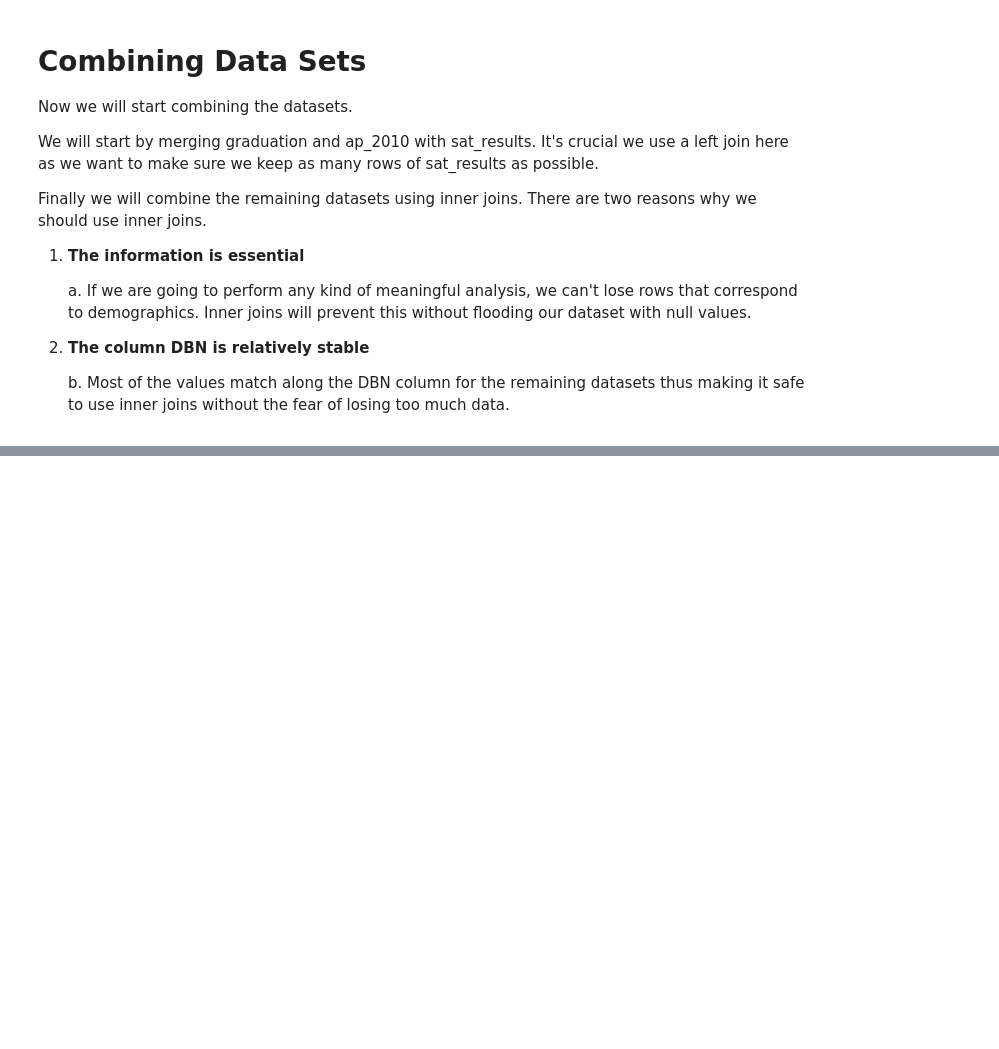
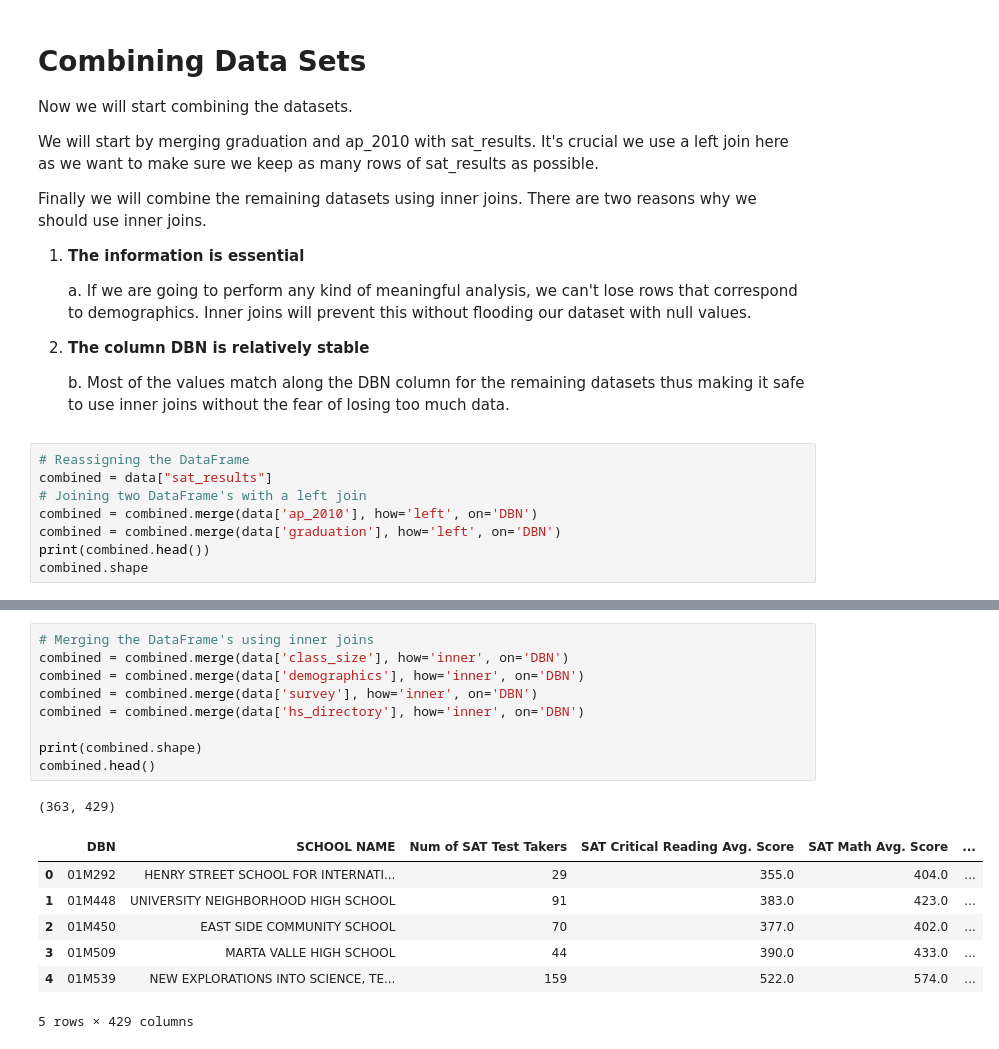
Before and after one commit to adfelt/New-York-School-Data, a Jupyter notebook: new_york_schools_data_analysis.ipynb, the cells around one changed output, grey strips where cells are left out. Saved outputs shown, nothing was run; the diff lists cells and outputs as text; blank space fills up the shorter version.

Commit message:
Feat: Merged all the DF's together

```diff
--- a/new_york_schools_data_analysis.ipynb
+++ b/new_york_schools_data_analysis.ipynb
@@ -266,3 +266,11 @@ Finally we will combine the remaining datasets using inner joins. There are two
 2. **The column DBN is relatively stable**
 
     b. Most of the values match along the DBN column for the remaining datasets thus making it safe to use inner joins without the fear of losing too much data.
+# %%
+# Reassigning the DataFrame
+combined = data["sat_results"]
+# Joining two DataFrame's with a left join
+combined = combined.merge(data['ap_2010'], how='left', on='DBN')
+combined = combined.merge(data['graduation'], how='left', on='DBN')
+print(combined.head())
+combined.shape
@@ -268,0 +296,18 @@ Finally we will combine the remaining datasets using inner joins. There are two
+# %%
+# Merging the DataFrame's using inner joins
+combined = combined.merge(data['class_size'], how='inner', on='DBN')
+combined = combined.merge(data['demographics'], how='inner', on='DBN')
+combined = combined.merge(data['survey'], how='inner', on='DBN')
+combined = combined.merge(data['hs_directory'], how='inner', on='DBN')
+
+print(combined.shape)
+combined.head()
+# %% [output]
+(363, 429)
+|  | DBN | SCHOOL NAME | Num of SAT Test Takers | SAT Critical Reading Avg. Score | SAT Math Avg. Score | ... |
+| 0 | 01M292 | HENRY STREET SCHOOL FOR INTERNATI... | 29 | 355.0 | 404.0 | ... |
+| 1 | 01M448 | UNIVERSITY NEIGHBORHOOD HIGH SCHOOL | 91 | 383.0 | 423.0 | ... |
+| 2 | 01M450 | EAST SIDE COMMUNITY SCHOOL | 70 | 377.0 | 402.0 | ... |
+| 3 | 01M509 | MARTA VALLE HIGH SCHOOL | 44 | 390.0 | 433.0 | ... |
+| 4 | 01M539 | NEW EXPLORATIONS INTO SCIENCE, TE... | 159 | 522.0 | 574.0 | ... |
+5 rows × 429 columns
```
Also changed, not shown: parts of 1 cell of this notebook.
